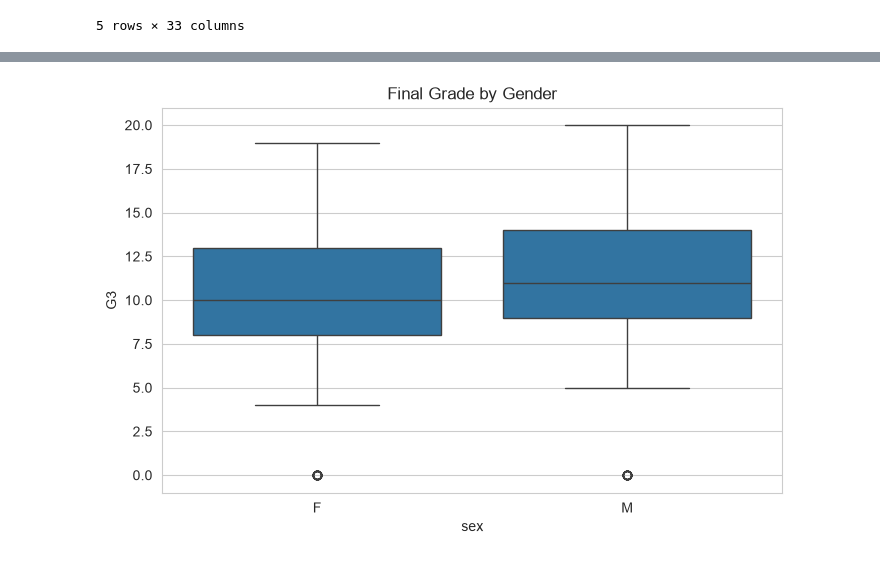
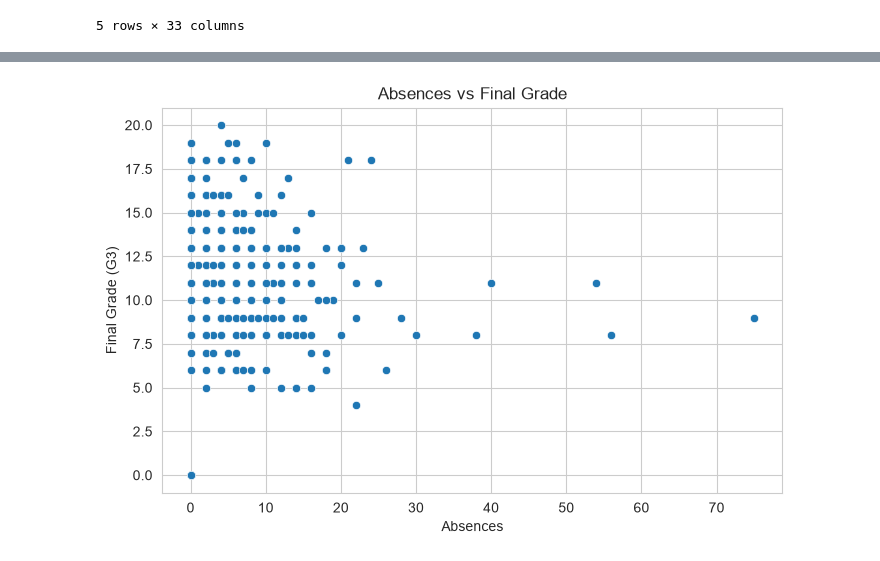
Before and after one commit to Aarya23-04/Student-Performance-Prediction, a Jupyter notebook: notebooks/EDA.ipynb, the cells around one changed output, grey strips where cells are left out. Saved outputs shown, nothing was run; the diff lists cells and outputs as text; code cells hidden in the pictures.

```diff
--- a/notebooks/EDA.ipynb
+++ b/notebooks/EDA.ipynb
@@ -126,10 +127,18 @@ plt.show()
 # %%
-plt.figure(figsize=(8,5))
+# Absences vs Final Grade
 
-sns.boxplot(x="sex", y="G3", data=df)
+plt.figure(figsize=(8, 5))
 
-plt.title("Final Grade by Gender")
+sns.scatterplot(
+    x="absences",
+    y="G3",
+    data=df
+)
+
+plt.xlabel("Absences")
+plt.ylabel("Final Grade (G3)")
+plt.title("Absences vs Final Grade")
 
 plt.show()
 # %% [output]
-[figure, old version]
+[figure, new version]
```
Also changed, not shown: parts of 22 cells of this notebook, 5 other files.
